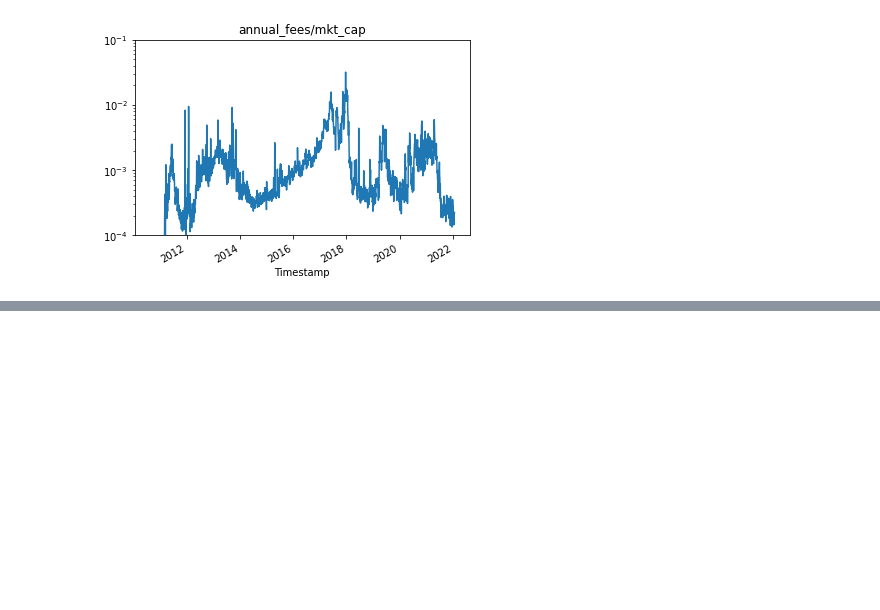
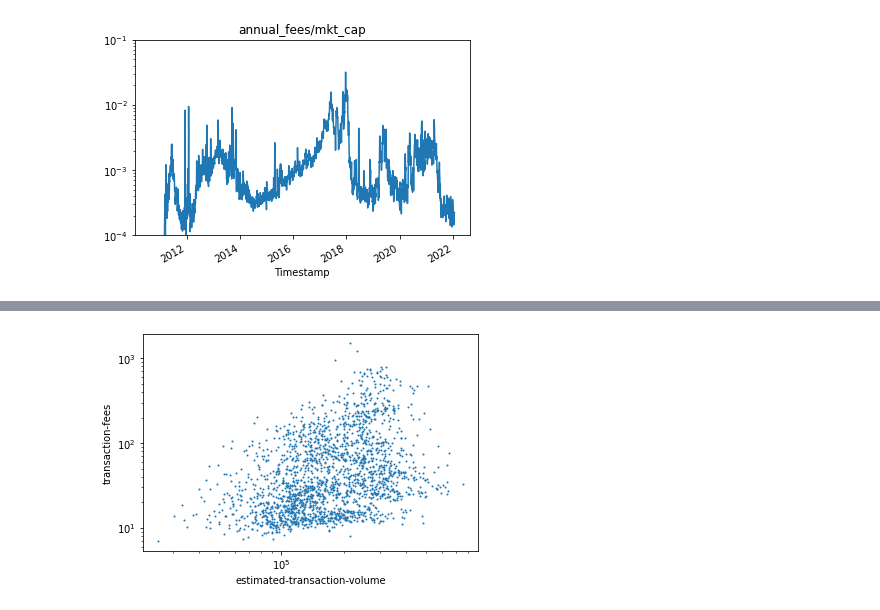
Before and after one commit to QRB-Labs/qrb, a Jupyter notebook: analysis/mining_dynamics.ipynb, the cells around one changed output, grey strips where cells are left out. Cells and saved outputs as stored; diff of their text form; code cells hidden in the pictures; blank space fills up the shorter version.

Commit message:
plot txns since mid-2013 instead of mid-2012

```diff
--- a/analysis/mining_dynamics.ipynb
+++ b/analysis/mining_dynamics.ipynb
@@ -97,0 +86,6 @@ plt.xscale('log')
+# %%
+df2.loc[df2.index>pd.to_datetime('2013-07-01')].plot.scatter(x='estimated-transaction-volume',y='transaction-fees',s=1)
+plt.yscale('log')
+plt.xscale('log')
+# %% [output]
+[figure, added]
```
Also changed, not shown: parts of 7 cells of this notebook.
